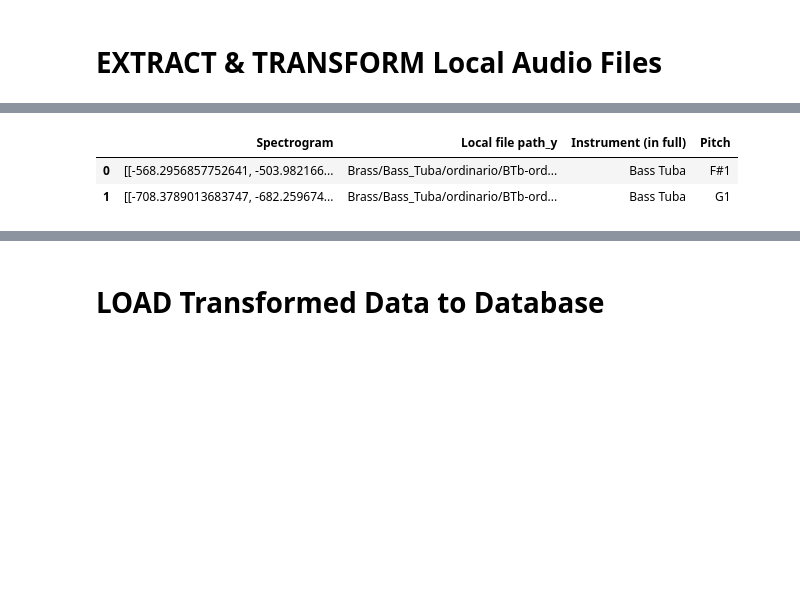
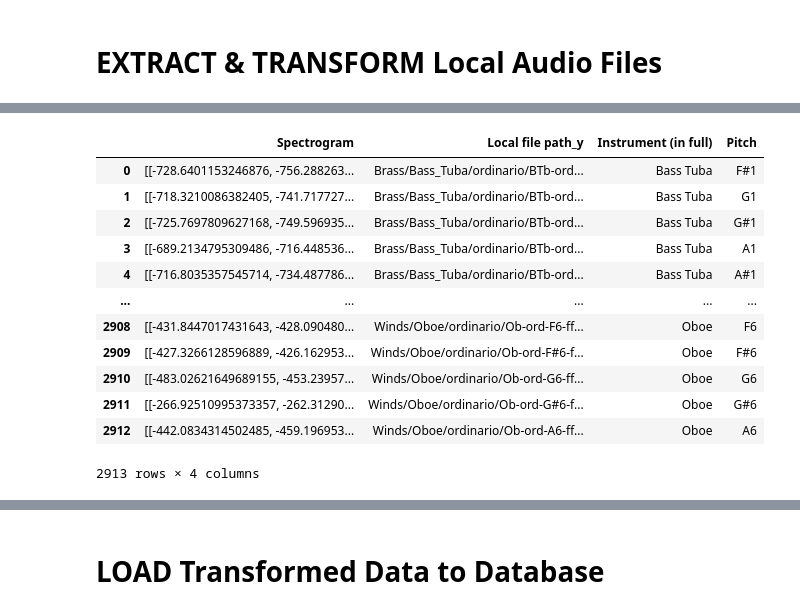
Before and after one commit to susiexia/AI_Music, a Jupyter notebook: Code/ETL.ipynb, the cells around one changed output, grey strips where cells are left out. Drawn from its saved outputs; the diff is of its cells as text; code cells hidden in the pictures; blank space fills up the shorter version.

Commit message:
make ETL script only pull local files

```diff
--- a/Code/ETL.ipynb
+++ b/Code/ETL.ipynb
@@ -80,4 +104,4 @@ filepath_df = pd.DataFrame(list(zip(wav_list, localFilePaths)), columns = ["S3 f
 # %%
 # File path troubleshooting script (comment this out if not troubleshooting)
-# file_name = filepath_df.loc[1,"Local file path"]
-# file_name
+file_name = filepath_df.loc[1,"Local file path"]
+file_name
@@ -138,15 +242,16 @@ def createSpectrogram(file_name):
 # %%
-# Loop through file path dataframe to run each file through createspectrogram function
-spectrograms = []
+############################################################ Commented out for development stage. Only use local files during devolpment.##################
 
-for i in range(len(filepath_df)):
+# # Loop through file path dataframe to run each file through createspectrogram function
+# spectrograms = []
 
-    # Set file path to be ran through spectrogram function
-    file_name = filepath_df.loc[i,"S3 file path"]       # Load from S3 ######################### Should be rewritten to work with wav_list
-    # file_name = filepath_df.loc[i,"Local file path"]    # Load from local directory
+# for i in range(len(filepath_df)):
 
-    # Run sound file through spectrogram function
-    data = createSpectrogram(file_name)
+#     # Set file path to be ran through spectrogram function
+#     file_name = filepath_df.loc[i,"S3 file path"]       # Load from S3 ######################### Should be rewritten to work with wav_list
 
-    # Save spectrograms to array
-    spectrograms.append([data])
+#     # Run sound file through spectrogram function
+#     data = createSpectrogram(file_name)
+
+#     # Save spectrograms to array
+#     spectrograms.append([data])
@@ -159,8 +265,11 @@ notes_df = pd.DataFrame(spectrograms, columns=['Spectrogram'])
 # Create a dataframe for the Tiny_SOLmetadata.csv file
 tiny_soldf = pd.read_csv('../Data/TinySOL_metadata.csv')
 # %%
+################### need to rename variable tiny_....
+
 # Get a sample of the metadata dataframe (First 7 rows) to match the filepth_df we created and for Rubric 1 purposes
-tiny_soldf_sample =pd.DataFrame(tiny_soldf[0:6])
+# tiny_soldf_sample =pd.DataFrame(tiny_soldf[0:6]) # use to test small sample
+tiny_soldf_sample =pd.DataFrame(tiny_soldf) # Use for local audio files
 # %%
 # Merge the metadata dataframe with the filepath_df on the index
 df_merge_col = pd.merge(filepath_df, tiny_soldf_sample, right_index=True, left_index=True)
@@ -182,11 +318,34 @@ Instrument_DF_Final = notesDf_merged.drop(['S3 file path', 'Local file path_x','
 # Instrument_DF_Final
 # %%
 # Create a dataframe that has spectrogram, note, and instrument (file path is kept as sanity check and will be removed later)
-Instrument_notes_DF_Final = notesDf_merged.drop(['S3 file path', 'Local file path_x','Fold','Technique (abbr.)', 'Technique (in full)','Dynamics','Dynamics ID', 'Instance ID', 'String ID (if applicable)','Needed digital retuning', 'Instrument (abbr.)', 'Family', 'Pitch ID'], axis=1)
+Instrument_notes_DF_Final = notesDf_merged.drop(['Local file path_x',
+                                                # 'S3 file path', # Only use when pulling from S3 bucket
+                                                'Fold',
+                                                'Technique (abbr.)',
+                                                'Technique (in full)',
+                                                'Dynamics',
+                                                'Dynamics ID',
+                                                'Instance ID',
+                                                'String ID (if applicable)',
+                                                'Needed digital retuning',
+                                                'Instrument (abbr.)',
+                                                'Family',
+                                                'Pitch ID'],
+                                                axis=1)
 Instrument_notes_DF_Final
 # %% [output]
 |  | Spectrogram | Local file path_y | Instrument (in full) | Pitch |
-| 0 | [[-568.2956857752641, -503.982166... | Brass/Bass_Tuba/ordinario/BTb-ord... | Bass Tuba | F#1 |
-| 1 | [[-708.3789013683747, -682.259674... | Brass/Bass_Tuba/ordinario/BTb-ord... | Bass Tuba | G1 |
+| 0 | [[-728.6401153246876, -756.288263... | Brass/Bass_Tuba/ordinario/BTb-ord... | Bass Tuba | F#1 |
+| 1 | [[-718.3210086382405, -741.717727... | Brass/Bass_Tuba/ordinario/BTb-ord... | Bass Tuba | G1 |
+| 2 | [[-725.7697809627168, -749.596935... | Brass/Bass_Tuba/ordinario/BTb-ord... | Bass Tuba | G#1 |
+| 3 | [[-689.2134795309486, -716.448536... | Brass/Bass_Tuba/ordinario/BTb-ord... | Bass Tuba | A1 |
+| 4 | [[-716.8035357545714, -734.487786... | Brass/Bass_Tuba/ordinario/BTb-ord... | Bass Tuba | A#1 |
+| ... | ... | ... | ... | ... |
+| 2908 | [[-431.8447017431643, -428.090480... | Winds/Oboe/ordinario/Ob-ord-F6-ff... | Oboe | F6 |
+| 2909 | [[-427.3266128596889, -426.162953... | Winds/Oboe/ordinario/Ob-ord-F#6-f... | Oboe | F#6 |
+| 2910 | [[-483.02621649689155, -453.23957... | Winds/Oboe/ordinario/Ob-ord-G6-ff... | Oboe | G6 |
+| 2911 | [[-266.92510995373357, -262.31290... | Winds/Oboe/ordinario/Ob-ord-G#6-f... | Oboe | G#6 |
+| 2912 | [[-442.0834314502485, -459.196953... | Winds/Oboe/ordinario/Ob-ord-A6-ff... | Oboe | A6 |
+2913 rows × 4 columns
 # %%
 # Change names of these columns to help with uploading it to postgres otherwise it produces and error
```
Also changed, not shown: parts of 58 cells of this notebook, 3 other files.
